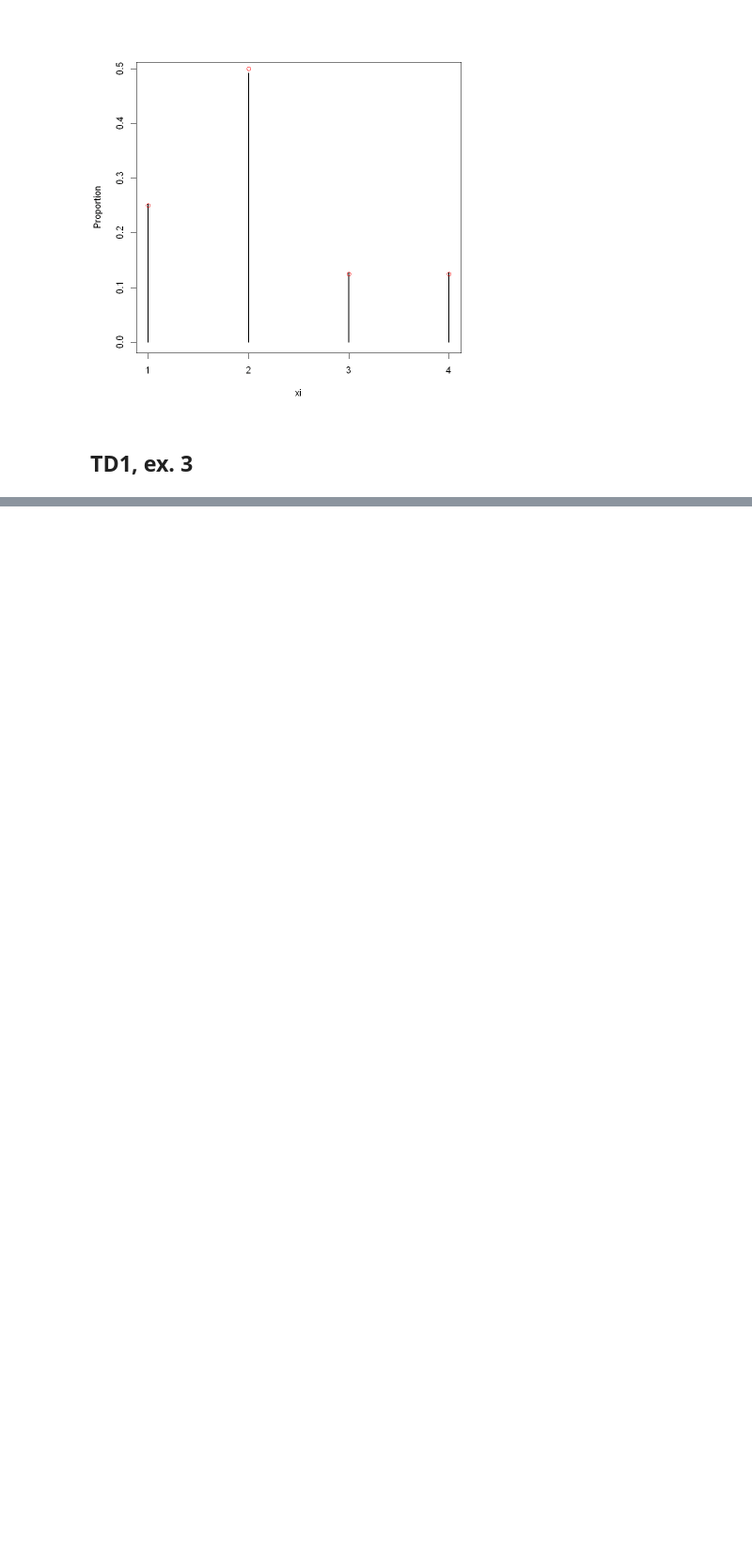
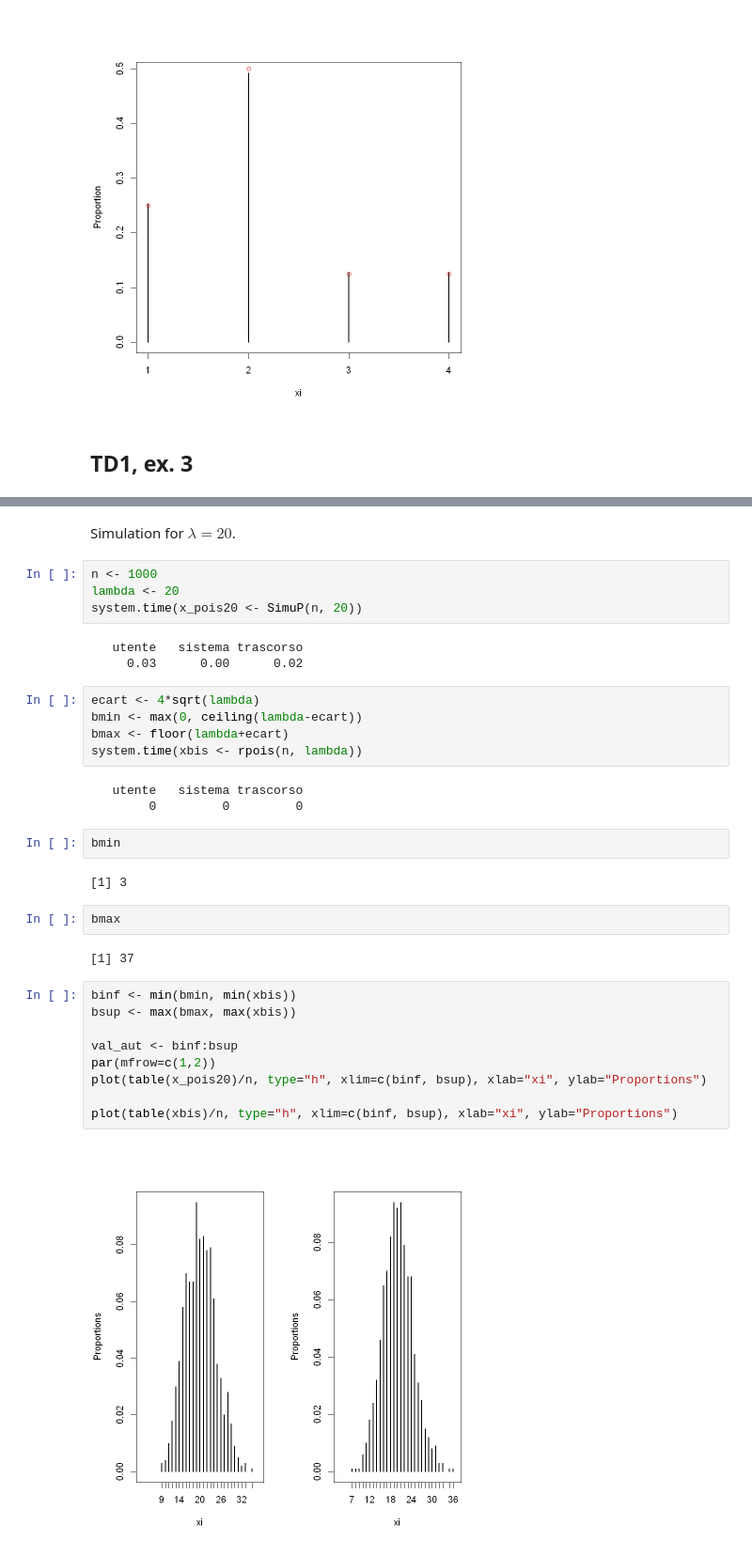
Before and after one commit to valentinagrea2001-sketch/Computational-statistics, a Jupyter notebook: 1_Generation_of_random_variables.ipynb, the cells around one changed output, grey strips where cells are left out. Shown at 94% size. Saved outputs shown, nothing was run; the diff lists cells and outputs as text; blank space fills up the shorter version.

```diff
--- a/file_1.ipynb
+++ b/1_Generation_of_random_variables.ipynb
@@ -152,0 +184,36 @@ points(1:4, probasX, col="red")                                   # rajoute les
+# %% [markdown]
+Simulation for $\lambda=20$.
+# %%
+n <- 1000
+lambda <- 20
+system.time(x_pois20 <- SimuP(n, 20))
+# %% [output]
+   utente   sistema trascorso
+     0.03      0.00      0.02
+# %%
+ecart <- 4*sqrt(lambda)
+bmin <- max(0, ceiling(lambda-ecart))
+bmax <- floor(lambda+ecart)
+system.time(xbis <- rpois(n, lambda))
+# %% [output]
+   utente   sistema trascorso
+        0         0         0
+# %%
+bmin
+# %% [output]
+[1] 3
+# %%
+bmax
+# %% [output]
+[1] 37
+# %%
+binf <- min(bmin, min(xbis))
+bsup <- max(bmax, max(xbis))
+
+val_aut <- binf:bsup
+par(mfrow=c(1,2))
+plot(table(x_pois20)/n, type="h", xlim=c(binf, bsup), xlab="xi", ylab="Proportions")
+
+plot(table(xbis)/n, type="h", xlim=c(binf, bsup), xlab="xi", ylab="Proportions")
+# %% [output]
+[figure, added]
```
Also changed, not shown: parts of 15 cells of this notebook.
